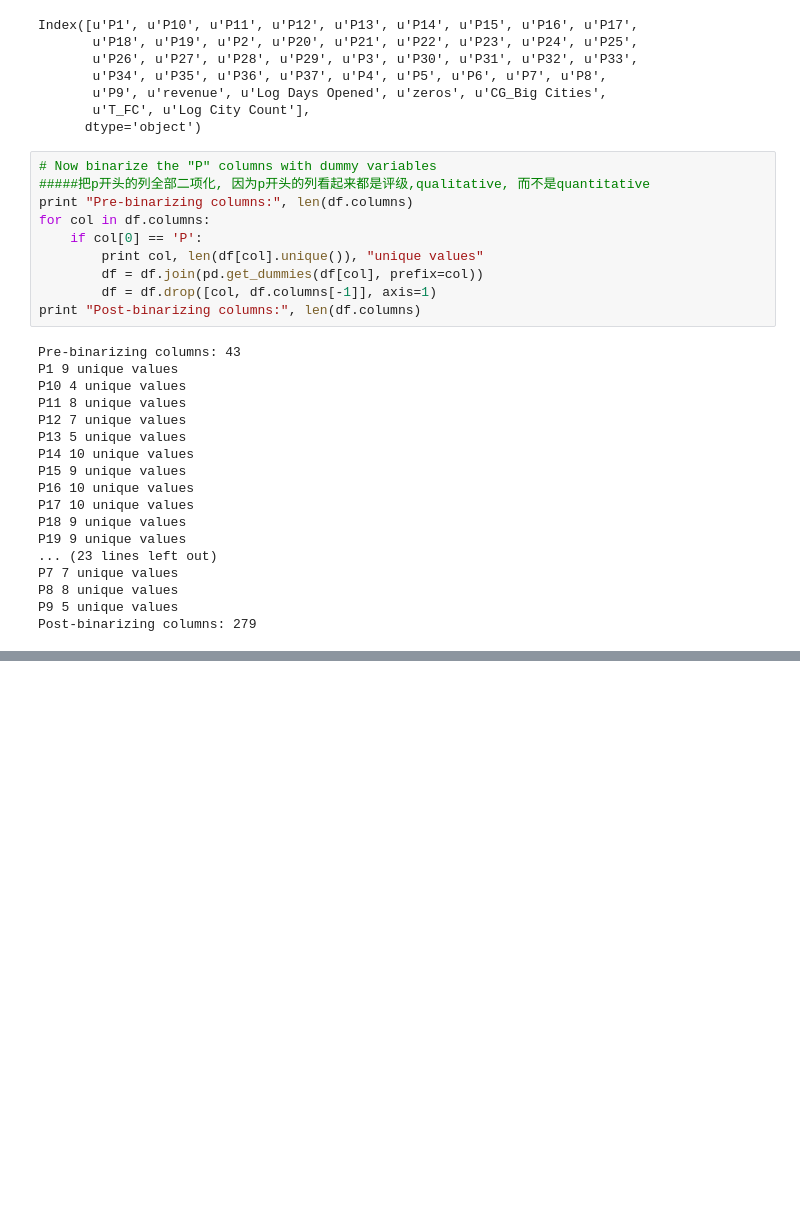
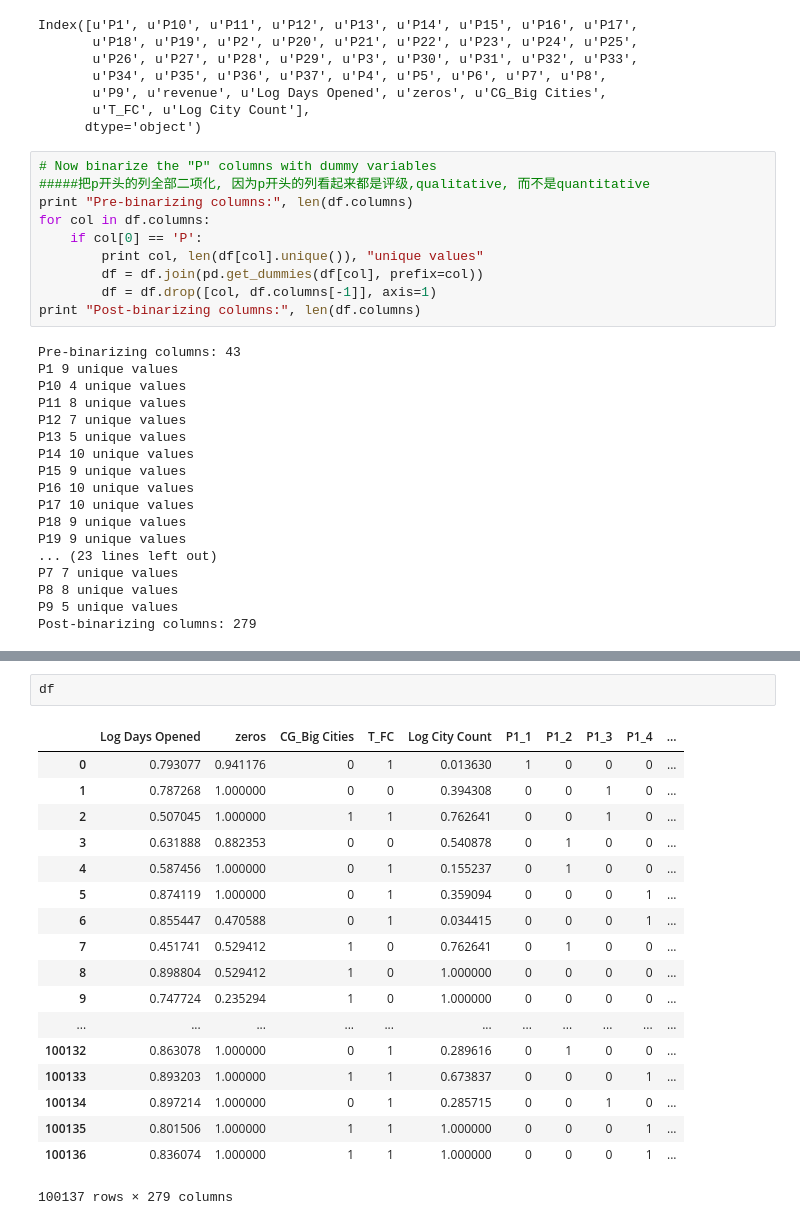
Before and after one commit to xign/Learn_Python, a Jupyter notebook: kaggle/TFI/myselftrain.ipynb, the cells around one changed output, grey strips where cells are left out. Drawn from its saved outputs; the diff is of its cells as text; blank space fills up the shorter version.

```diff
--- a/kaggle/TFI/myselftrain.ipynb
+++ b/kaggle/TFI/myselftrain.ipynb
@@ -291,3 +291,24 @@ df.describe()
 | 75% | 0.886367 | 1.000000 | 1.000000 | 1.000000 | 1.000000 | 0.000000 | 0.000000 | 0.000000 | 1.000000 | ... |
 | max | 1.000000 | 1.000000 | 1.000000 | 1.000000 | 1.000000 | 1.000000 | 1.000000 | 1.000000 | 1.000000 | ... |
 8 rows × 279 columns
+# %%
+df
+# %% [output]
+|  | Log Days Opened | zeros | CG_Big Cities | T_FC | Log City Count | P1_1 | P1_2 | P1_3 | P1_4 | ... |
+| 0 | 0.793077 | 0.941176 | 0 | 1 | 0.013630 | 1 | 0 | 0 | 0 | ... |
+| 1 | 0.787268 | 1.000000 | 0 | 0 | 0.394308 | 0 | 0 | 1 | 0 | ... |
+| 2 | 0.507045 | 1.000000 | 1 | 1 | 0.762641 | 0 | 0 | 1 | 0 | ... |
+| 3 | 0.631888 | 0.882353 | 0 | 0 | 0.540878 | 0 | 1 | 0 | 0 | ... |
+| 4 | 0.587456 | 1.000000 | 0 | 1 | 0.155237 | 0 | 1 | 0 | 0 | ... |
+| 5 | 0.874119 | 1.000000 | 0 | 1 | 0.359094 | 0 | 0 | 0 | 1 | ... |
+| 6 | 0.855447 | 0.470588 | 0 | 1 | 0.034415 | 0 | 0 | 0 | 1 | ... |
+| 7 | 0.451741 | 0.529412 | 1 | 0 | 0.762641 | 0 | 1 | 0 | 0 | ... |
+| 8 | 0.898804 | 0.529412 | 1 | 0 | 1.000000 | 0 | 0 | 0 | 0 | ... |
+| 9 | 0.747724 | 0.235294 | 1 | 0 | 1.000000 | 0 | 0 | 0 | 0 | ... |
+| ... | ... | ... | ... | ... | ... | ... | ... | ... | ... | ... |
+| 100132 | 0.863078 | 1.000000 | 0 | 1 | 0.289616 | 0 | 1 | 0 | 0 | ... |
+| 100133 | 0.893203 | 1.000000 | 1 | 1 | 0.673837 | 0 | 0 | 0 | 1 | ... |
+| 100134 | 0.897214 | 1.000000 | 0 | 1 | 0.285715 | 0 | 0 | 1 | 0 | ... |
+| 100135 | 0.801506 | 1.000000 | 1 | 1 | 1.000000 | 0 | 0 | 0 | 1 | ... |
+| 100136 | 0.836074 | 1.000000 | 1 | 1 | 1.000000 | 0 | 0 | 0 | 1 | ... |
+100137 rows × 279 columns
```
Also changed, not shown: parts of 6 cells of this notebook, 1 other file.
